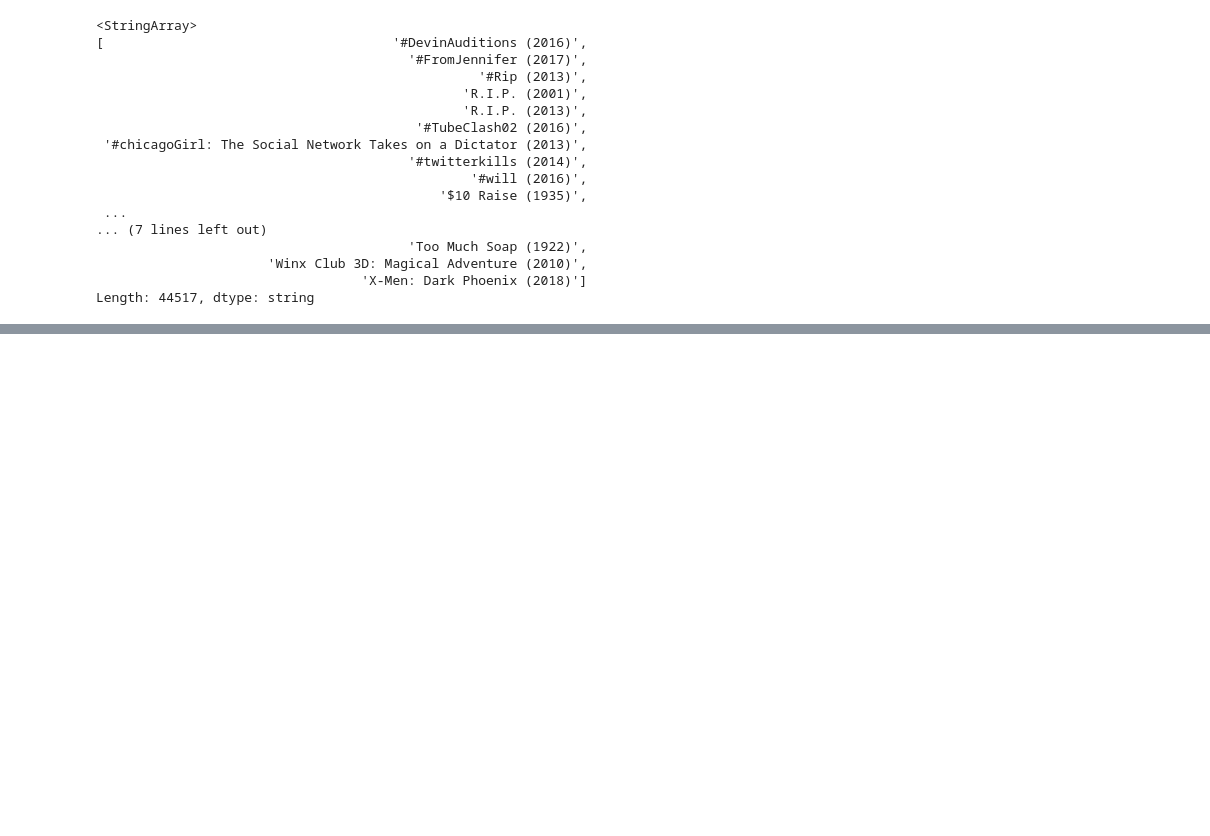
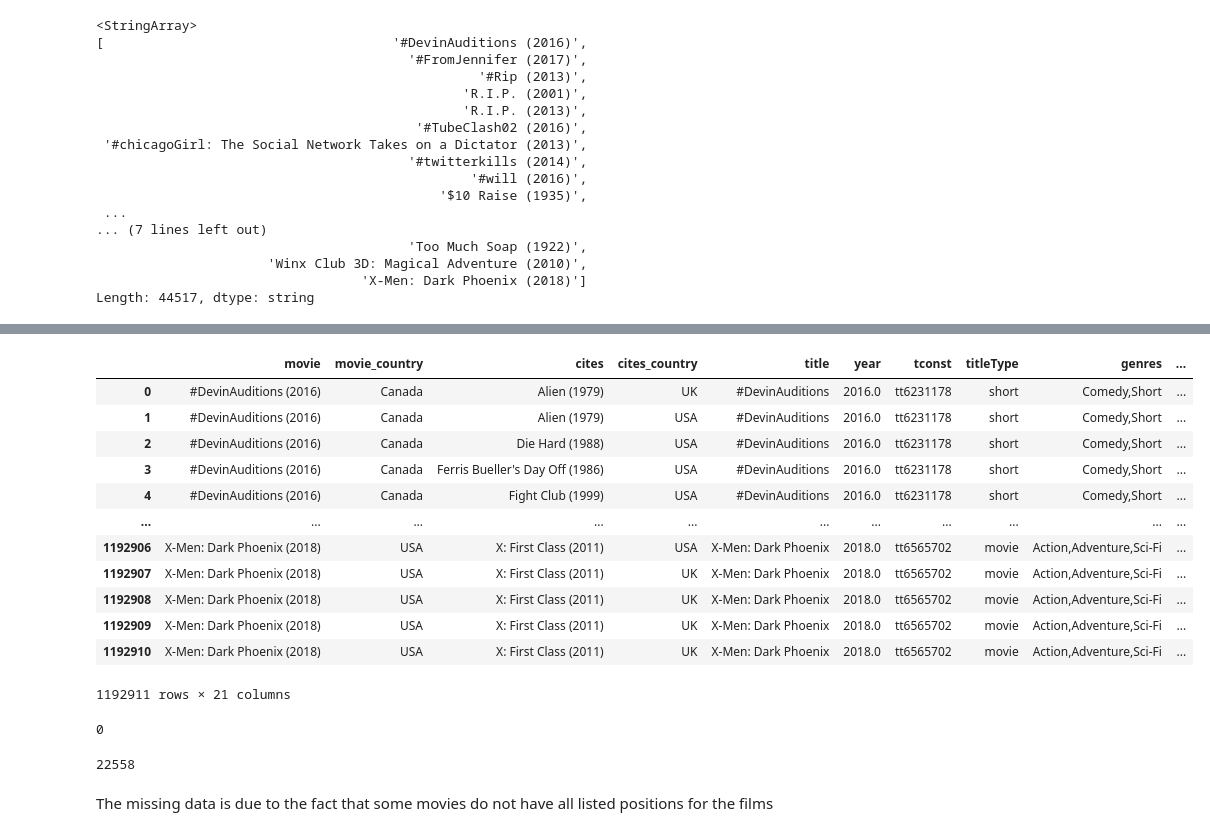
Before and after one commit to NetworkAnalysis-CineMAC/CineMAC, a Jupyter notebook: src/merging_chloe.ipynb, the cells around one changed output, grey strips where cells are left out. Saved outputs shown, nothing was run; the diff lists cells and outputs as text; code cells hidden in the pictures; blank space fills up the shorter version.

```diff
--- a/src/merging_chloe.ipynb
+++ b/src/merging_chloe.ipynb
@@ -812,0 +842,32 @@ graph_df.to_csv('graph_1_movies_cit.csv')
+# %%
+# isolate the positions we are interested in, filtering out actors and other members.
+crew_table = title_table[title_table['category'].isin(['director', 'producer', 'writer']) ]
+
+#perform left merge to get the needed data for our films.
+crew_data = pd.merge(graph_df, crew_table, left_on='tconst', right_on='tconst', how='left')
+crew_data
+# %% [output]
+|  | movie | movie_country | cites | cites_country | title | year | tconst | titleType | genres | ... |
+| 0 | #DevinAuditions (2016) | Canada | Alien (1979) | UK | #DevinAuditions | 2016.0 | tt6231178 | short | Comedy,Short | ... |
+| 1 | #DevinAuditions (2016) | Canada | Alien (1979) | USA | #DevinAuditions | 2016.0 | tt6231178 | short | Comedy,Short | ... |
+| 2 | #DevinAuditions (2016) | Canada | Die Hard (1988) | USA | #DevinAuditions | 2016.0 | tt6231178 | short | Comedy,Short | ... |
+| 3 | #DevinAuditions (2016) | Canada | Ferris Bueller's Day Off (1986) | USA | #DevinAuditions | 2016.0 | tt6231178 | short | Comedy,Short | ... |
+| 4 | #DevinAuditions (2016) | Canada | Fight Club (1999) | USA | #DevinAuditions | 2016.0 | tt6231178 | short | Comedy,Short | ... |
+| ... | ... | ... | ... | ... | ... | ... | ... | ... | ... | ... |
+| 1192906 | X-Men: Dark Phoenix (2018) | USA | X: First Class (2011) | USA | X-Men: Dark Phoenix | 2018.0 | tt6565702 | movie | Action,Adventure,Sci-Fi | ... |
+| 1192907 | X-Men: Dark Phoenix (2018) | USA | X: First Class (2011) | UK | X-Men: Dark Phoenix | 2018.0 | tt6565702 | movie | Action,Adventure,Sci-Fi | ... |
+| 1192908 | X-Men: Dark Phoenix (2018) | USA | X: First Class (2011) | UK | X-Men: Dark Phoenix | 2018.0 | tt6565702 | movie | Action,Adventure,Sci-Fi | ... |
+| 1192909 | X-Men: Dark Phoenix (2018) | USA | X: First Class (2011) | UK | X-Men: Dark Phoenix | 2018.0 | tt6565702 | movie | Action,Adventure,Sci-Fi | ... |
+| 1192910 | X-Men: Dark Phoenix (2018) | USA | X: First Class (2011) | UK | X-Men: Dark Phoenix | 2018.0 | tt6565702 | movie | Action,Adventure,Sci-Fi | ... |
+1192911 rows × 21 columns
+# %%
+len(crew_data[crew_data['tconst'].isna()])
+# %% [output]
+0
+# %%
+#missing attributes
+len(crew_data[crew_data['nconst'].isna()])
+# %% [output]
+22558
+# %% [markdown]
+The missing data is due to the fact that some movies do not have all listed positions for the films
```
Also changed, not shown: parts of 42 cells of this notebook.
